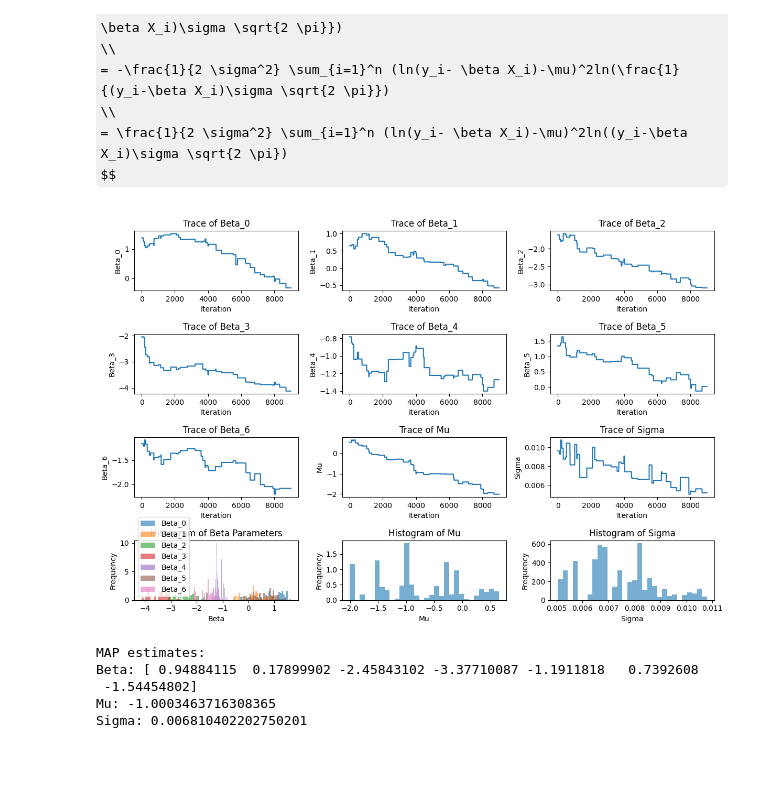
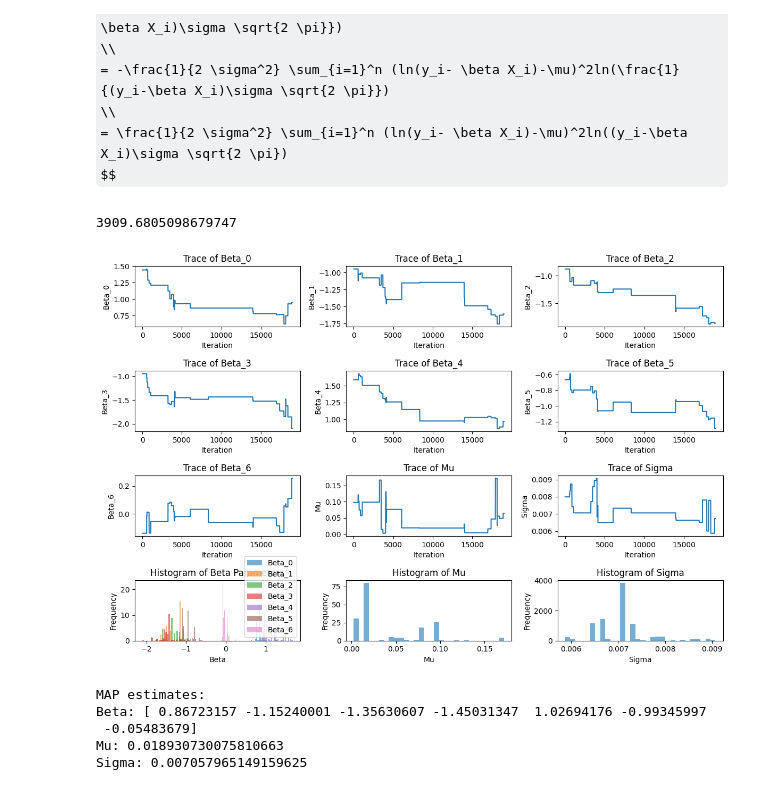
Before and after one commit to Bea-Taylor/DifDem_inequalities, a Jupyter notebook: nbs/core/05_ml_custom_regression_model.ipynb, the cells around one changed output. Saved outputs shown, nothing was run; the diff lists cells and outputs as text; code cells hidden in the pictures; some formulas as TeX source; blank space fills up the shorter version.

Commit message:
plot of shifted log normal

```diff
--- a/nbs/core/05_ml_custom_regression_model.ipynb
+++ b/nbs/core/05_ml_custom_regression_model.ipynb
@@ -202,8 +243,8 @@ def log_likelihood(params, X, y):
     mu = params[-2]
     sigma = params[-1]
     y_pred = np.dot(X, beta)
-    error = y - y_pred
-    log_likelihood = ((np.log(error) - mu)**2)*(np.log(error*sigma*np.sqrt(2*np.pi)))
+    y_shift = y - y_pred
+    log_likelihood = ((np.log(y_shift) - mu)**2)*(np.log(y_shift*sigma*np.sqrt(2*np.pi)))
     log_likelihood_sum = (1/(2*sigma**2)) * np.sum(log_likelihood)
     #error = np.log(y) - np.log(y_pred) - mu
     #error = np.log(y)- np.log(y_pred) - np.sqrt(2)/(sigma*np.sqrt(np.pi))*np.exp(-y_pred**2/(2*sigma**2))
@@ -215,7 +256,7 @@ def log_prior(params):
     beta = params[:-2]
     mu = params[-2]
     sigma = params[-1]
-    if np.all(-10 < beta.all() < 10) and -10 < mu < 10 and sigma > 0:
+    if np.all(-10 < beta.all() < 10) and 0 <= mu < 10 and sigma > 0:
         return 0
     return -np.inf
 
@@ -234,10 +275,14 @@ def metropolis_hastings(initial_params, proposal_sd, n_iter, X, y):
             params = proposed_params
         accepted_params.append(params)
     return np.array(accepted_params)
+# %%
+log_likelihood(initial_params, X, y)
+# %% [output]
+3909.6805098679747
 # %%
 # Generate some sample data with 7 covariates
 np.random.seed(0)
-n_samples = 100
+n_samples = 1000
 n_features = 7
 X = np.random.rand(n_samples, n_features) * 10  # Independent variables
 true_beta = np.random.normal(loc=2, scale=1, size=n_features)  # True coefficients
@@ -251,7 +296,7 @@ initial_params = np.concatenate([np.random.normal(size=n_features), [0, 1]])  #
 proposal_sd = 0.1
 
 # Run Metropolis-Hastings algorithm
-n_iter = 10000
+n_iter = 20000
 chain = metropolis_hastings(initial_params, proposal_sd, n_iter, X, y)
 
 # Burn-in (discard first part of the chain)
@@ -279,34 +324,34 @@ plt.title('Trace of Mu')
 
 plt.subplot(4, 3, n_features+2)
 plt.plot(sigma_samples)
 plt.xlabel('Iteration')
 plt.ylabel('Sigma')
 plt.title('Trace of Sigma')
 
 plt.subplot(4, 3, n_features+3)
 for i in range(n_features):
     plt.hist(beta_samples[:, i], bins=30, density=True, alpha=0.6, label=f'Beta_{i}')
 plt.xlabel('Beta')
 plt.ylabel('Frequency')
 plt.title('Histogram of Beta Parameters')
 plt.legend()
 
 plt.subplot(4, 3, n_features+4)
 plt.hist(mu_samples, bins=30, density=True, alpha=0.6)
 plt.xlabel('Mu')
 plt.ylabel('Frequency')
 plt.title('Histogram of Mu')
 
 plt.subplot(4, 3, n_features+5)
 plt.hist(sigma_samples, bins=30, density=True, alpha=0.6)
 plt.xlabel('Sigma')
 plt.ylabel('Frequency')
 plt.title('Histogram of Sigma')
 
 plt.tight_layout()
 plt.show()
 # %% [output]
-[figure, old version]
+[figure, new version]
 # %%
 # Extract the mode (most frequent value) from the parameter samples
 mode_beta = np.median(beta_samples, axis=0)
@@ -319,10 +364,10 @@ print("Mu:", mode_mu)
 print("Sigma:", mode_sigma)
 # %% [output]
 MAP estimates:
-Beta: [ 0.94884115  0.17899902 -2.45843102 -3.37710087 -1.1911818   0.7392608
- -1.54454802]
-Mu: -1.0003463716308365
-Sigma: 0.006810402202750201
+Beta: [ 0.86723157 -1.15240001 -1.35630607 -1.45031347  1.02694176 -0.99345997
+ -0.05483679]
+Mu: 0.018930730075810663
+Sigma: 0.007057965149159625
 # %%
 print("True parameter values:")
 print("Beta:", true_beta)
```
Also changed, not shown: parts of 8 cells of this notebook.
